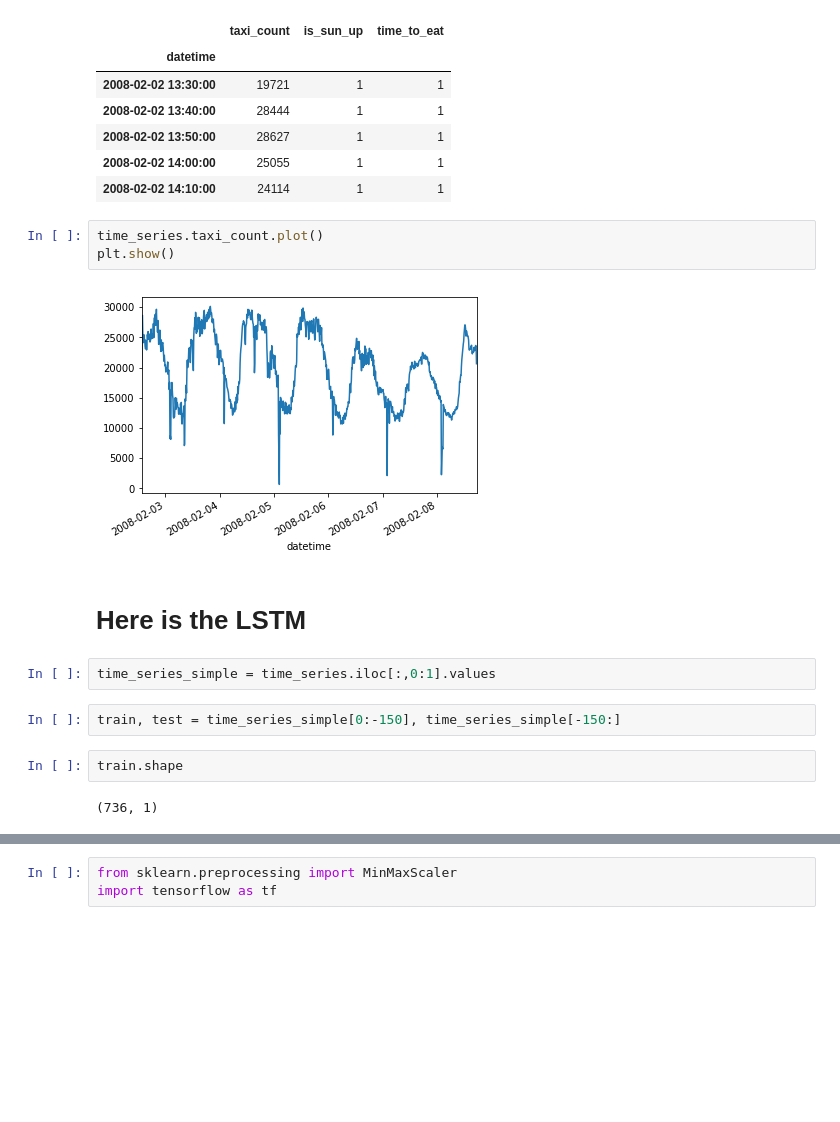
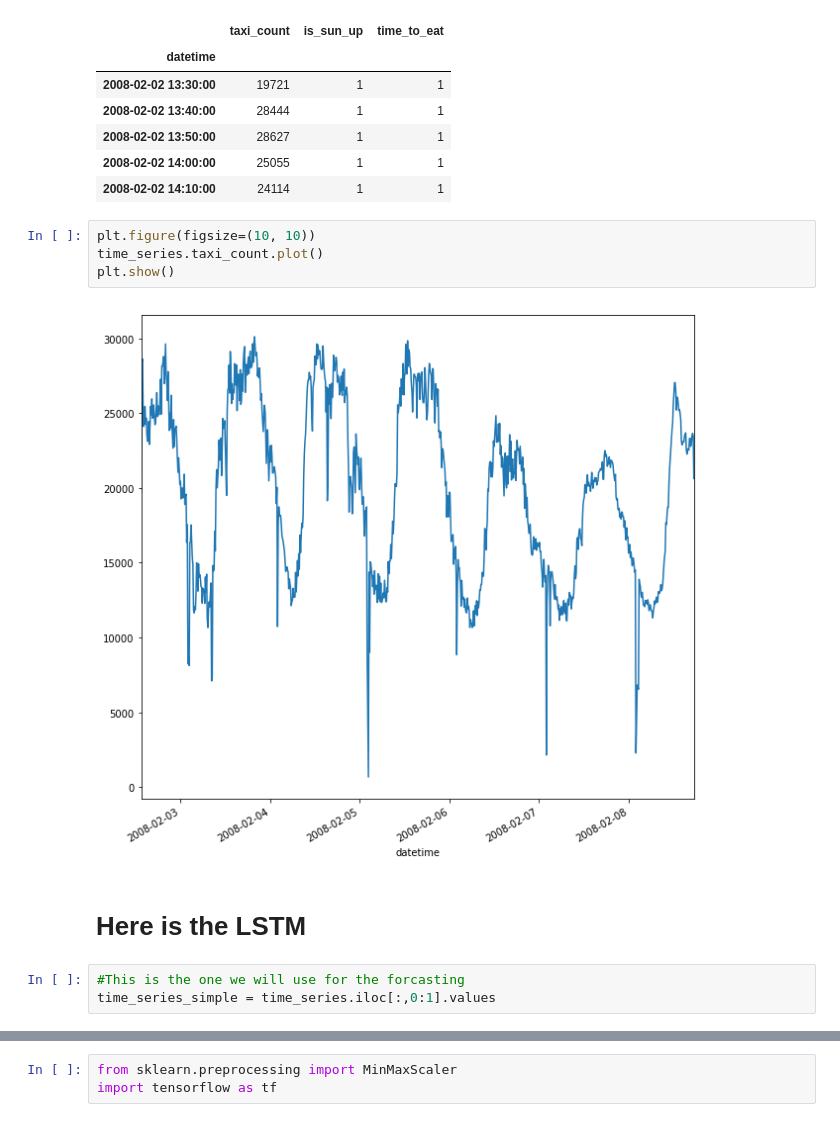
Before and after one commit to pkasela/Data-Science-Lab-Project, a Jupyter notebook: LSTM_time_series.ipynb, the cells around one changed output, grey strips where cells are left out. Saved outputs shown, nothing was run; the diff lists cells and outputs as text; blank space fills up the shorter version.

```diff
--- a/LSTM_time_series.ipynb
+++ b/LSTM_time_series.ipynb
@@ -170,17 +170,13 @@ time_series.head()
 | 2008-02-02 14:00:00 | 25055 | 1 | 1 |
 | 2008-02-02 14:10:00 | 24114 | 1 | 1 |
 # %%
+plt.figure(figsize=(10, 10))
 time_series.taxi_count.plot()
 plt.show()
 # %% [output]
-[figure, old version]
+[figure, new version]
 # %% [markdown]
 # Here is the LSTM
-# %%
-time_series_simple = time_series.iloc[:,0:1].values
-# %%
-train, test = time_series_simple[0:-150], time_series_simple[-150:]
-# %%
-train.shape
-# %% [output]
-(736, 1)
+# %%
+#This is the one we will use for the forcasting
+time_series_simple = time_series.iloc[:,0:1].values
```
Also changed, not shown: parts of 22 cells of this notebook.
